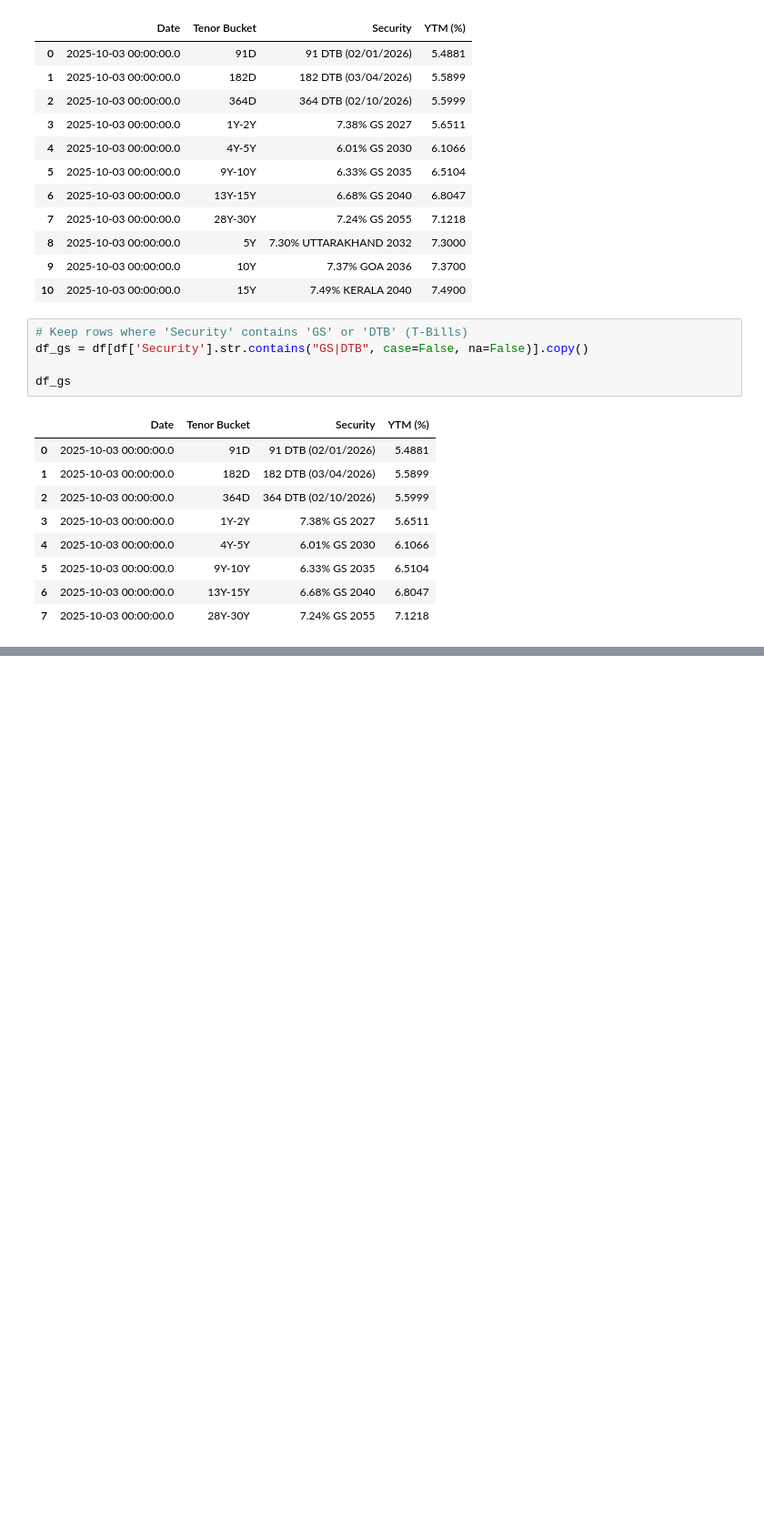
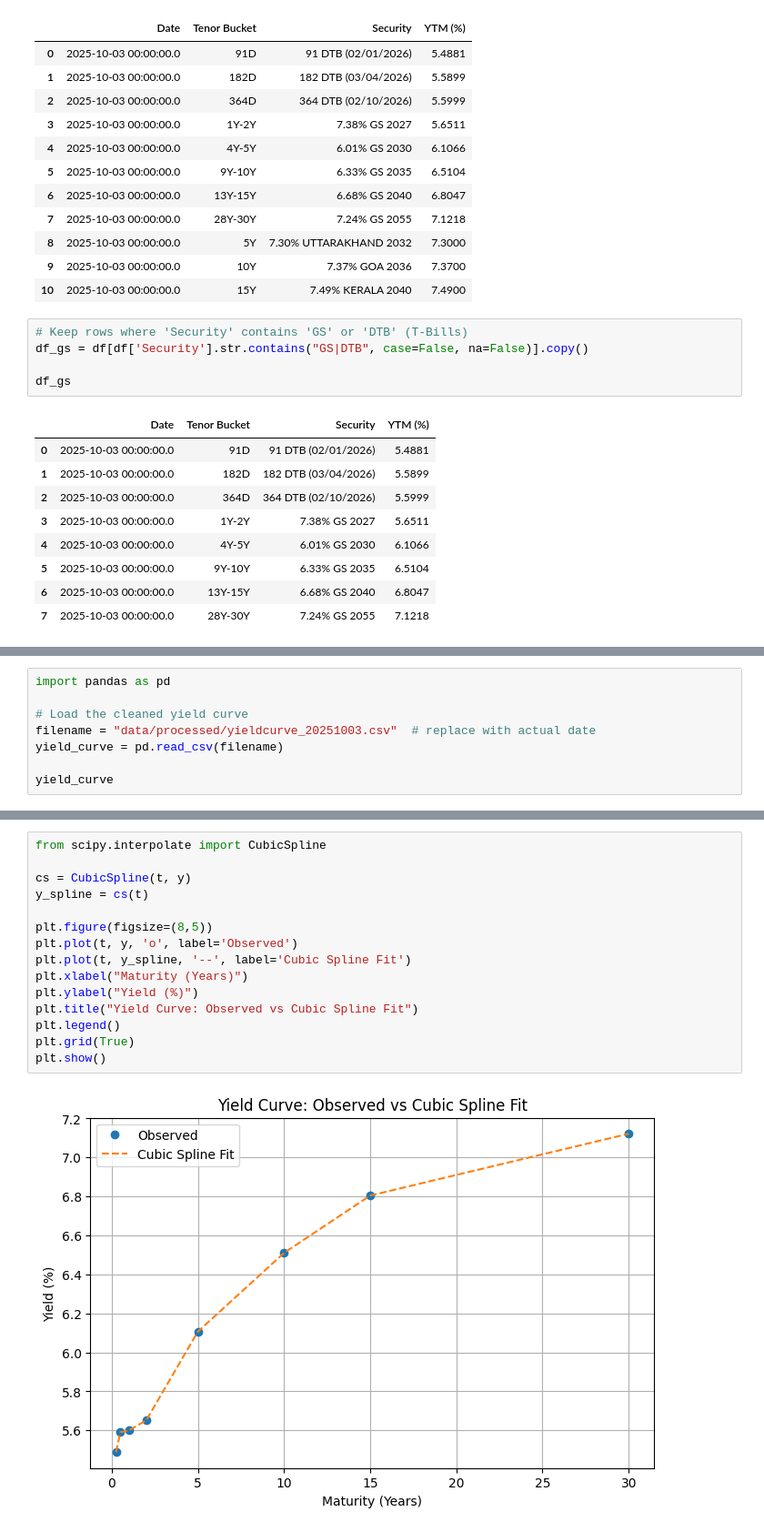
Before and after one commit to adas-quant/mscfe-gwp1-yieldcurve, a Jupyter notebook: notebooks/02_Task2_YieldCurve.ipynb, the cells around one changed output, grey strips where cells are left out. Shown: that part at 91% size. Cells and saved outputs as stored; diff of their text form; blank space fills up the shorter version.

```diff
--- a/notebooks/02_Task2_YieldCurve.ipynb
+++ b/notebooks/02_Task2_YieldCurve.ipynb
@@ -151,0 +174,8 @@ plt.show()
+# %%
+import pandas as pd
+
+# Load the cleaned yield curve
+filename = "data/processed/yieldcurve_20251003.csv"  # replace with actual date
+yield_curve = pd.read_csv(filename)
+
+yield_curve
@@ -151,0 +237,17 @@ plt.show()
+# %%
+from scipy.interpolate import CubicSpline
+
+cs = CubicSpline(t, y)
+y_spline = cs(t)
+
+plt.figure(figsize=(8,5))
+plt.plot(t, y, 'o', label='Observed')
+plt.plot(t, y_spline, '--', label='Cubic Spline Fit')
+plt.xlabel("Maturity (Years)")
+plt.ylabel("Yield (%)")
+plt.title("Yield Curve: Observed vs Cubic Spline Fit")
+plt.legend()
+plt.grid(True)
+plt.show()
+# %% [output]
+[figure, added]
```
Also changed, not shown: parts of 9 cells of this notebook.
